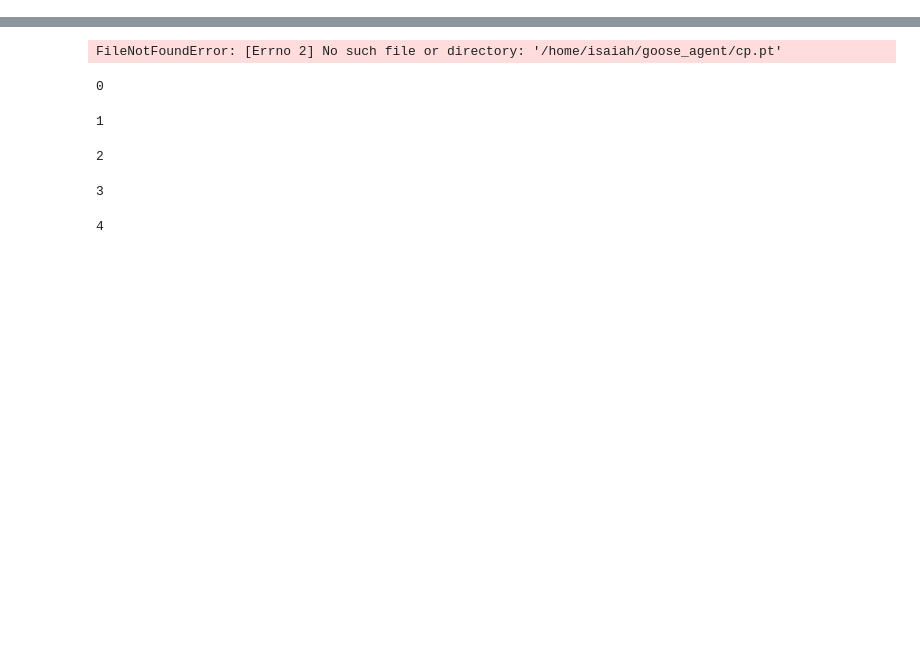
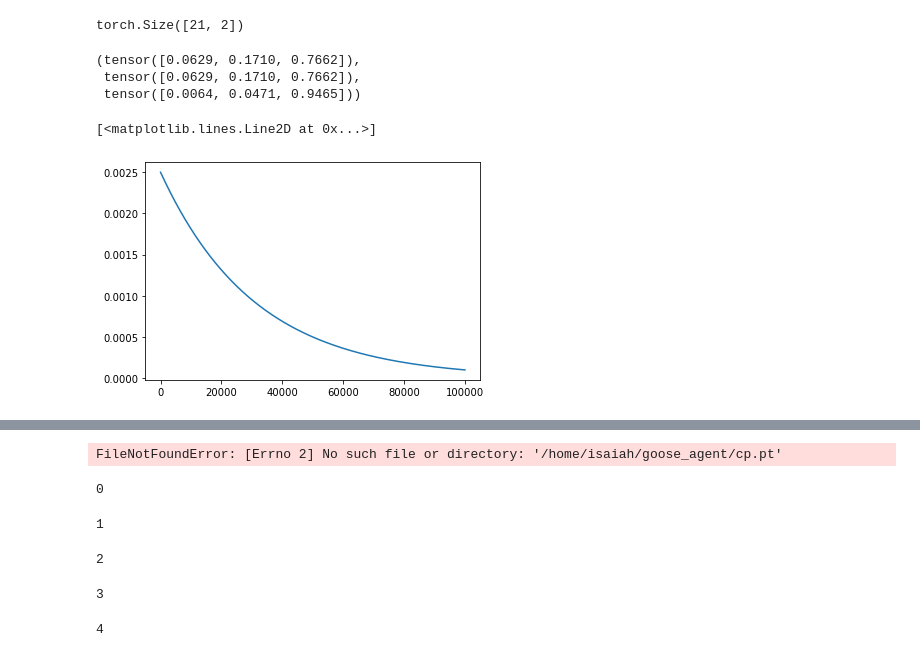
Before and after one commit to IsaiahPressman/Kaggle_Hungry_Geese, a Jupyter notebook: Debugging_and_miscellaneous.ipynb, the cells around one changed output, grey strips where cells are left out. Cells and saved outputs as stored; diff of their text form; code cells hidden in the pictures; blank space fills up the shorter version.

```diff
--- a/Debugging_and_miscellaneous.ipynb
+++ b/Debugging_and_miscellaneous.ipynb
@@ -0,0 +327,12 @@
+# %%
+torch.cat([test, test[:-1]], dim=0).shape
+# %% [output]
+torch.Size([21, 2])
+# %%
+t = torch.tensor([-1, 1., 4.])
+temp = 0.5
+F.softmax(temp * F.log_softmax(t, dim=-1), dim=-1), F.softmax(temp * t, dim=-1), F.softmax(t, dim=-1)
+# %% [output]
+(tensor([0.0629, 0.1710, 0.7662]),
+ tensor([0.0629, 0.1710, 0.7662]),
+ tensor([0.0064, 0.0471, 0.9465]))
@@ -1,3 +343,17 @@
+# %%
+n_batches = int(1e5)
+starting_lr = 0.0025
+min_lr = 0.0001
+gamma = math.exp(math.log(min_lr / starting_lr) / n_batches)
+
+result = [starting_lr]
+for i in range(n_batches):
+    result.append(result[-1] * gamma)
+
+plt.plot(result)
+# %% [output]
+[<matplotlib.lines.Line2D at 0x...>]
+[figure, added]
 # %%
 import base64
 from kaggle_environments.envs.hungry_geese.hungry_geese import Action, Configuration, Observation, histogram, translate, row_col
```
Also changed, not shown: parts of 15 cells of this notebook, 22 other files.
